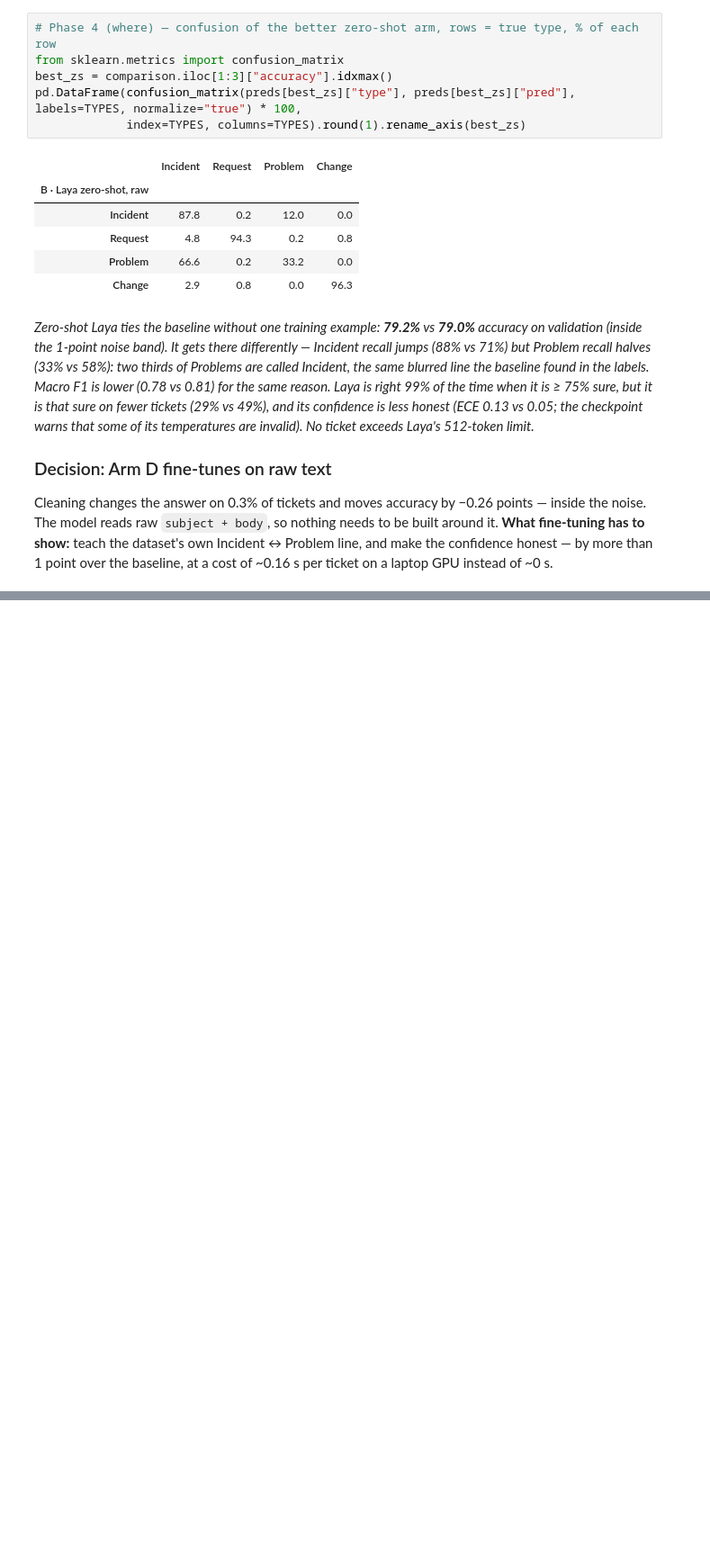
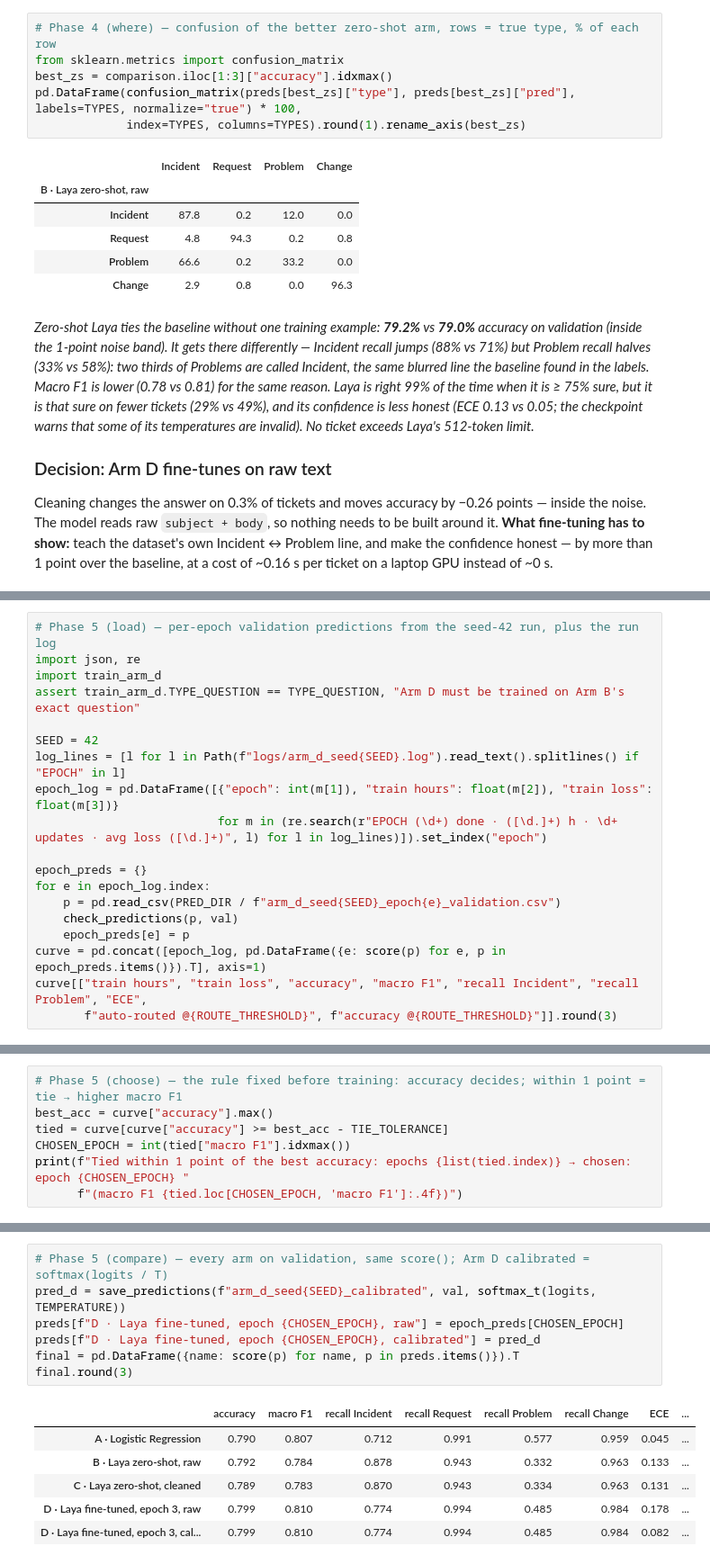
Before and after one commit to karthikiyer365/Live, a Jupyter notebook: laya-discover/laya_classifier.ipynb, the cells around one changed output, grey strips where cells are left out. Shown at 90% size. Drawn from its saved outputs; the diff is of its cells as text; blank space fills up the shorter version.

```diff
--- a/laya-discover/laya_classifier.ipynb
+++ b/laya-discover/laya_classifier.ipynb
@@ -255,0 +266,19 @@ Cleaning changes the answer on 0.3% of tickets and moves accuracy by −0.26 poi
+# %%
+# Phase 5 (load) — per-epoch validation predictions from the seed-42 run, plus the run log
+import json, re
+import train_arm_d
+assert train_arm_d.TYPE_QUESTION == TYPE_QUESTION, "Arm D must be trained on Arm B's exact question"
+
+SEED = 42
+log_lines = [l for l in Path(f"logs/arm_d_seed{SEED}.log").read_text().splitlines() if "EPOCH" in l]
+epoch_log = pd.DataFrame([{"epoch": int(m[1]), "train hours": float(m[2]), "train loss": float(m[3])}
+                          for m in (re.search(r"EPOCH (\d+) done · ([\d.]+) h · \d+ updates · avg loss ([\d.]+)", l) for l in log_lines)]).set_index("epoch")
+
+epoch_preds = {}
+for e in epoch_log.index:
+    p = pd.read_csv(PRED_DIR / f"arm_d_seed{SEED}_epoch{e}_validation.csv")
+    check_predictions(p, val)
+    epoch_preds[e] = p
+curve = pd.concat([epoch_log, pd.DataFrame({e: score(p) for e, p in epoch_preds.items()}).T], axis=1)
+curve[["train hours", "train loss", "accuracy", "macro F1", "recall Incident", "recall Problem", "ECE",
+       f"auto-routed @{ROUTE_THRESHOLD}", f"accuracy @{ROUTE_THRESHOLD}"]].round(3)
@@ -255,0 +293,7 @@ Cleaning changes the answer on 0.3% of tickets and moves accuracy by −0.26 poi
+# %%
+# Phase 5 (choose) — the rule fixed before training: accuracy decides; within 1 point = tie → higher macro F1
+best_acc = curve["accuracy"].max()
+tied = curve[curve["accuracy"] >= best_acc - TIE_TOLERANCE]
+CHOSEN_EPOCH = int(tied["macro F1"].idxmax())
+print(f"Tied within 1 point of the best accuracy: epochs {list(tied.index)} → chosen: epoch {CHOSEN_EPOCH} "
+      f"(macro F1 {tied.loc[CHOSEN_EPOCH, 'macro F1']:.4f})")
@@ -255,0 +357,14 @@ Cleaning changes the answer on 0.3% of tickets and moves accuracy by −0.26 poi
+# %%
+# Phase 5 (compare) — every arm on validation, same score(); Arm D calibrated = softmax(logits / T)
+pred_d = save_predictions(f"arm_d_seed{SEED}_calibrated", val, softmax_t(logits, TEMPERATURE))
+preds[f"D · Laya fine-tuned, epoch {CHOSEN_EPOCH}, raw"] = epoch_preds[CHOSEN_EPOCH]
+preds[f"D · Laya fine-tuned, epoch {CHOSEN_EPOCH}, calibrated"] = pred_d
+final = pd.DataFrame({name: score(p) for name, p in preds.items()}).T
+final.round(3)
+# %% [output]
+|  | accuracy | macro F1 | recall Incident | recall Request | recall Problem | recall Change | ECE | ... |
+| A · Logistic Regression | 0.790 | 0.807 | 0.712 | 0.991 | 0.577 | 0.959 | 0.045 | ... |
+| B · Laya zero-shot, raw | 0.792 | 0.784 | 0.878 | 0.943 | 0.332 | 0.963 | 0.133 | ... |
+| C · Laya zero-shot, cleaned | 0.789 | 0.783 | 0.870 | 0.943 | 0.334 | 0.963 | 0.131 | ... |
+| D · Laya fine-tuned, epoch 3, raw | 0.799 | 0.810 | 0.774 | 0.994 | 0.485 | 0.984 | 0.178 | ... |
+| D · Laya fine-tuned, epoch 3, cal... | 0.799 | 0.810 | 0.774 | 0.994 | 0.485 | 0.984 | 0.082 | ... |
```
Also changed, not shown: parts of 8 cells of this notebook, 22 other files.
